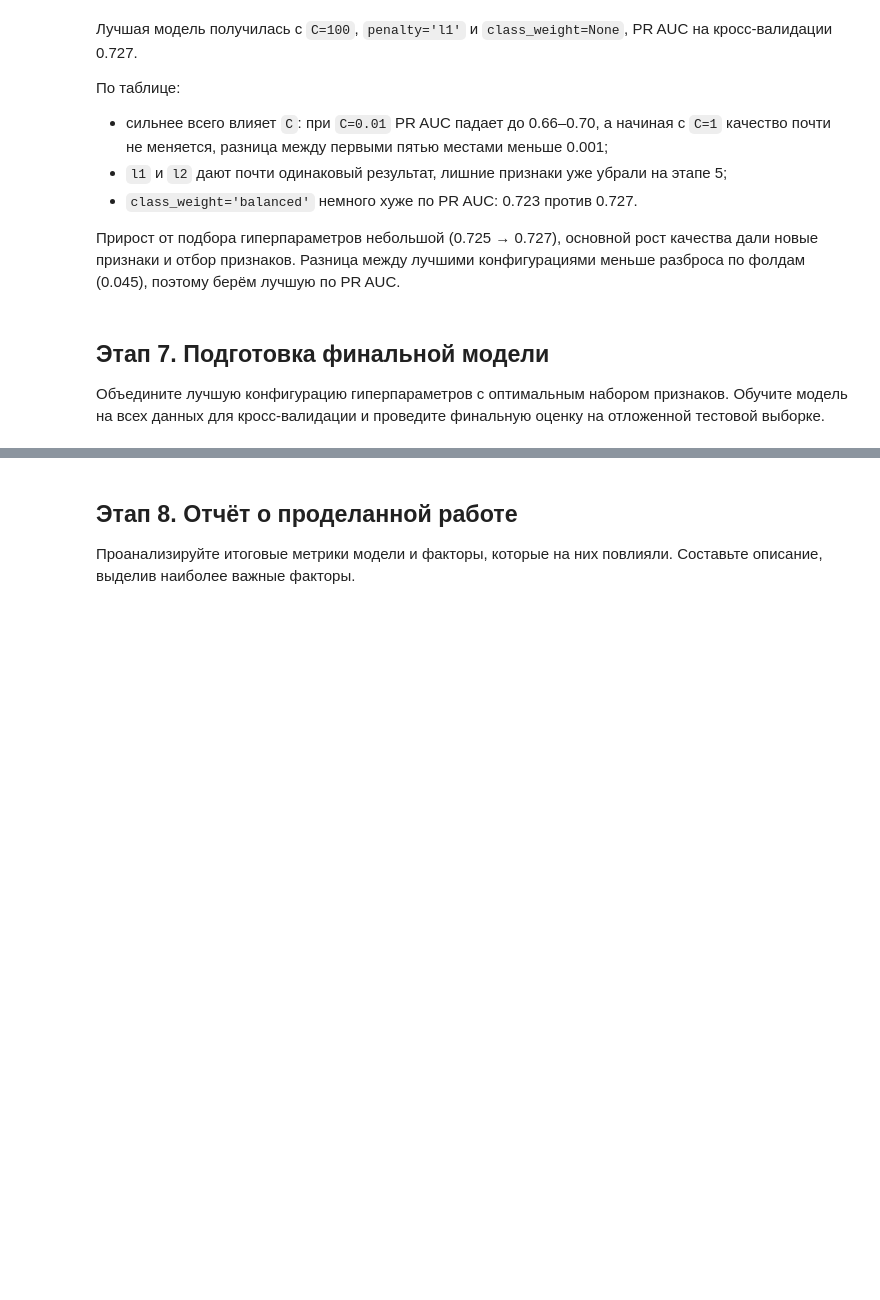
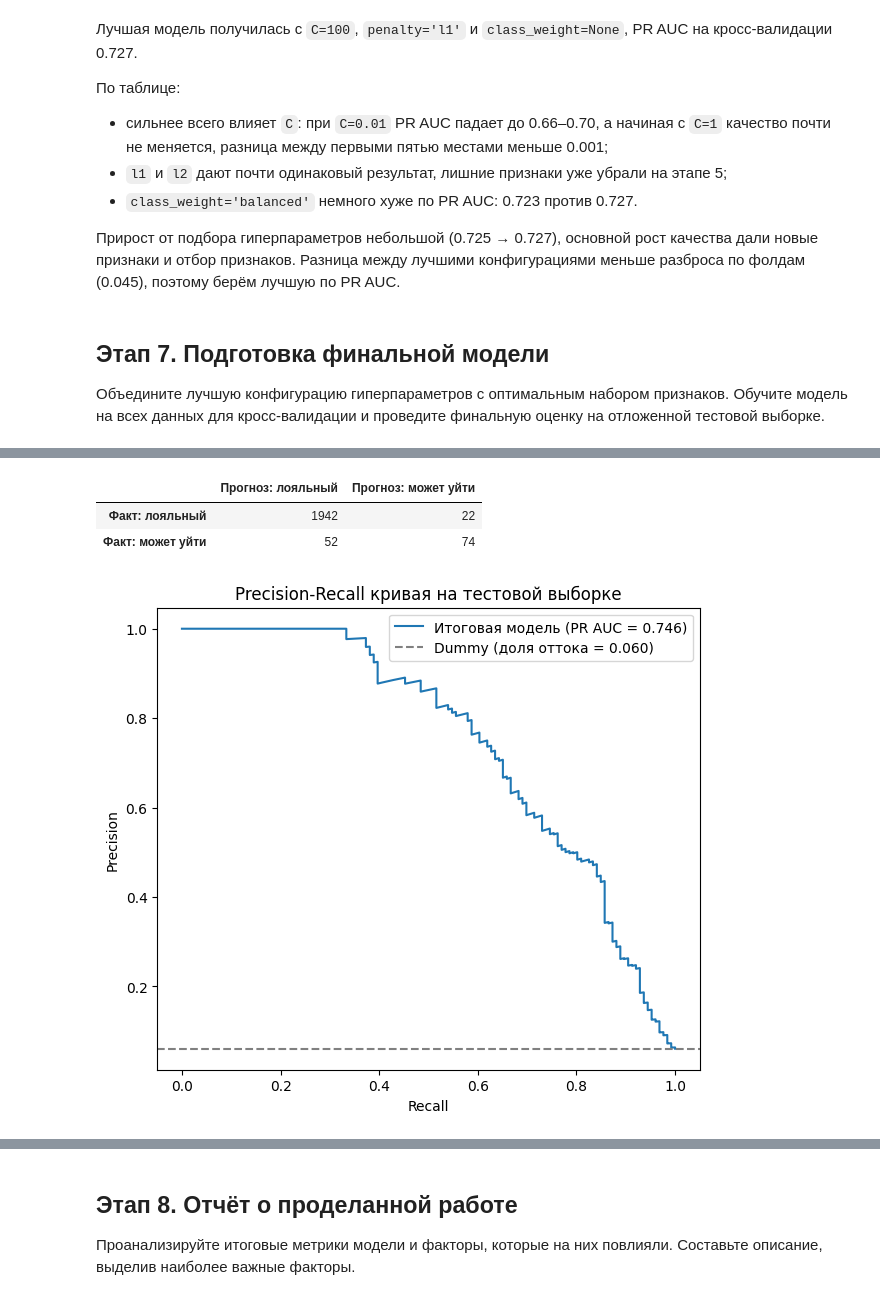
Before and after one commit to dontroublo/delivery-coffee, a Jupyter notebook: coffee_churn.ipynb, the cells around one changed output, grey strips where cells are left out. Drawn from its saved outputs; the diff is of its cells as text; code cells hidden in the pictures; blank space fills up the shorter version.

Commit message:
feat: финальная модель и оценка на тесте (этап 7)

```diff
--- a/coffee_churn.ipynb
+++ b/coffee_churn.ipynb
@@ -910,3 +910,22 @@ evaluate(best_model, 'LogReg + отбор + подбор гиперпараме
 ## Этап 7. Подготовка финальной модели
 
 Объедините лучшую конфигурацию гиперпараметров с оптимальным набором признаков. Обучите модель на всех данных для кросс-валидации и проведите финальную оценку на отложенной тестовой выборке.
+# %%
+final_model = make_fe_model(selected_numeric, selected_categorical, selected_binary, solver='liblinear', **best_params)
+final_model.fit(X_train, y_train)
+
+test_proba = final_model.predict_proba(X_test)[:, 1]
+test_pred = final_model.predict(X_test)
+
+final_results = pd.DataFrame({
+    'CV': results['LogReg + отбор + подбор гиперпараметров'],
+    'Test': {
+        'PR AUC': average_precision_score(y_test, test_proba),
+        'Precision': precision_score(y_test, test_pred),
+        'Recall': recall_score(y_test, test_pred),
+        'F1': f1_score(y_test, test_pred),
+    },
+}).drop(index='PR AUC std')
+final_results['Разница'] = final_results['Test'] - final_results['CV']
+
+final_results.round(4)
@@ -912,0 +938,26 @@ evaluate(best_model, 'LogReg + отбор + подбор гиперпараме
+# %%
+from sklearn.metrics import confusion_matrix, precision_recall_curve
+
+matrix = pd.DataFrame(
+    confusion_matrix(y_test, test_pred),
+    index=['Факт: лояльный', 'Факт: может уйти'],
+    columns=['Прогноз: лояльный', 'Прогноз: может уйти'],
+)
+matrix
+# %% [output]
+|  | Прогноз: лояльный | Прогноз: может уйти |
+| Факт: лояльный | 1942 | 22 |
+| Факт: может уйти | 52 | 74 |
+# %%
+precision, recall, _ = precision_recall_curve(y_test, test_proba)
+
+plt.figure(figsize=(7, 6))
+plt.plot(recall, precision, label=f'Итоговая модель (PR AUC = {final_results.loc["PR AUC", "Test"]:.3f})')
+plt.axhline(y_test.mean(), linestyle='--', color='grey', label=f'Dummy (доля оттока = {y_test.mean():.3f})')
+plt.xlabel('Recall')
+plt.ylabel('Precision')
+plt.title('Precision-Recall кривая на тестовой выборке')
+plt.legend()
+plt.show()
+# %% [output]
+[figure, added]
```
Also changed, not shown: parts of 3 cells of this notebook.
